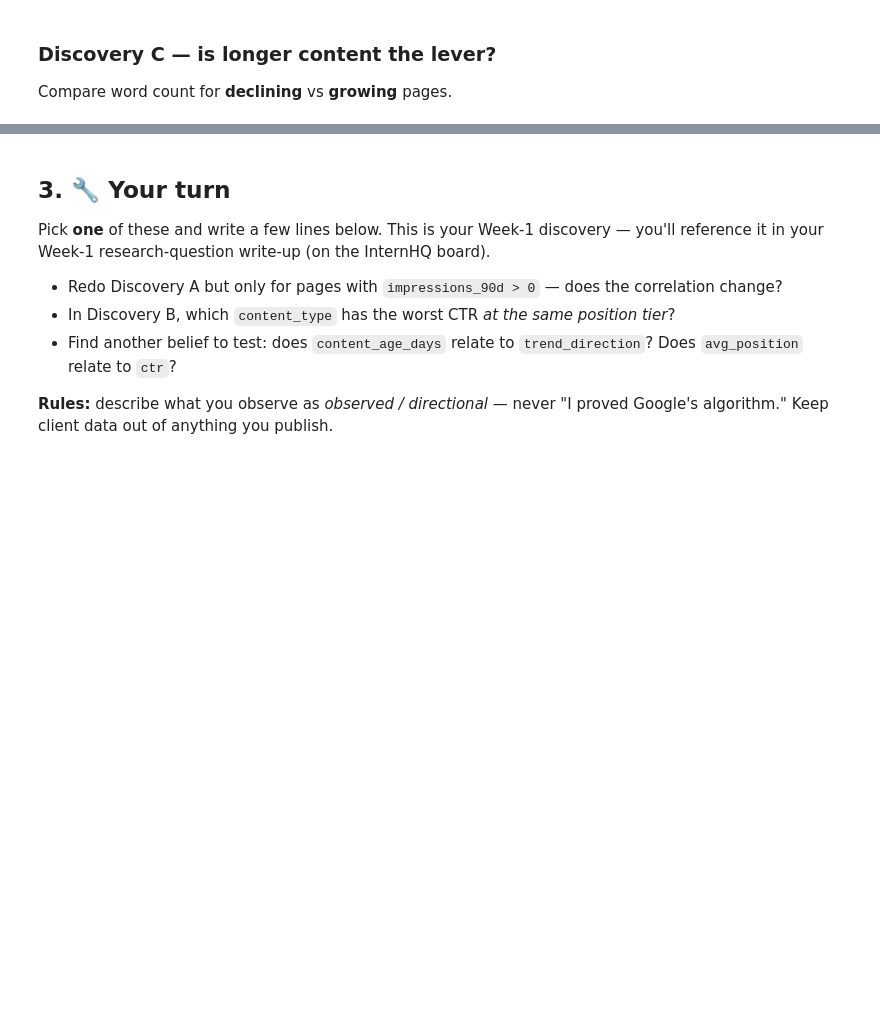
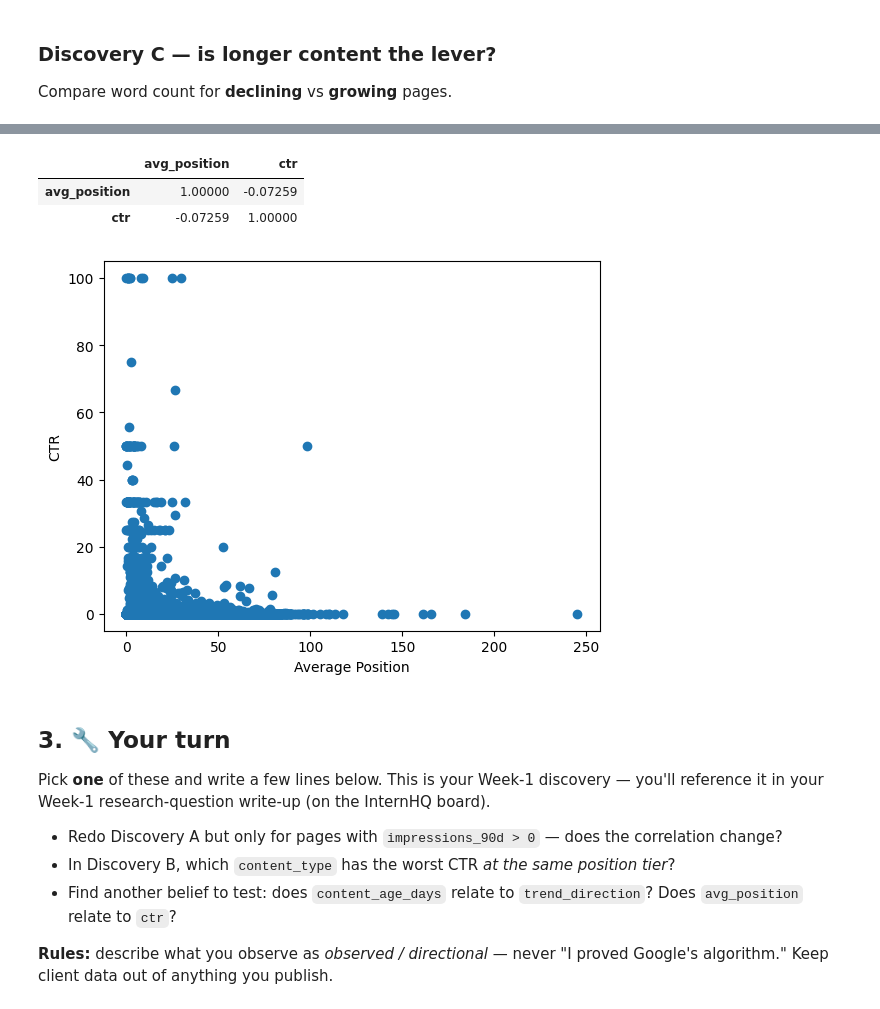
Before and after one commit to lakshya701/flyrank-ml-internship, a Jupyter notebook: notebooks/01_first_look_and_discovery.ipynb, the cells around one changed output, grey strips where cells are left out. Drawn from its saved outputs; the diff is of its cells as text; code cells hidden in the pictures; blank space fills up the shorter version.

```diff
--- a/notebooks/01_first_look_and_discovery.ipynb
+++ b/notebooks/01_first_look_and_discovery.ipynb
@@ -90,3 +144,17 @@ print("\n'down' vs 'up' pages have almost the same median word count -> length i
+# %%
+df[['avg_position', 'ctr']].corr()
+# %% [output]
+|  | avg_position | ctr |
+| avg_position | 1.00000 | -0.07259 |
+| ctr | -0.07259 | 1.00000 |
+# %%
+import matplotlib.pyplot as plt
+plt.scatter(df['avg_position'], df['ctr'])
+plt.xlabel('Average Position')
+plt.ylabel('CTR')
+plt.show()
+# %% [output]
+[figure, added]
 # %% [markdown]
 ## 3. 🔧 Your turn
 
```
Also changed, not shown: parts of 9 cells of this notebook.
